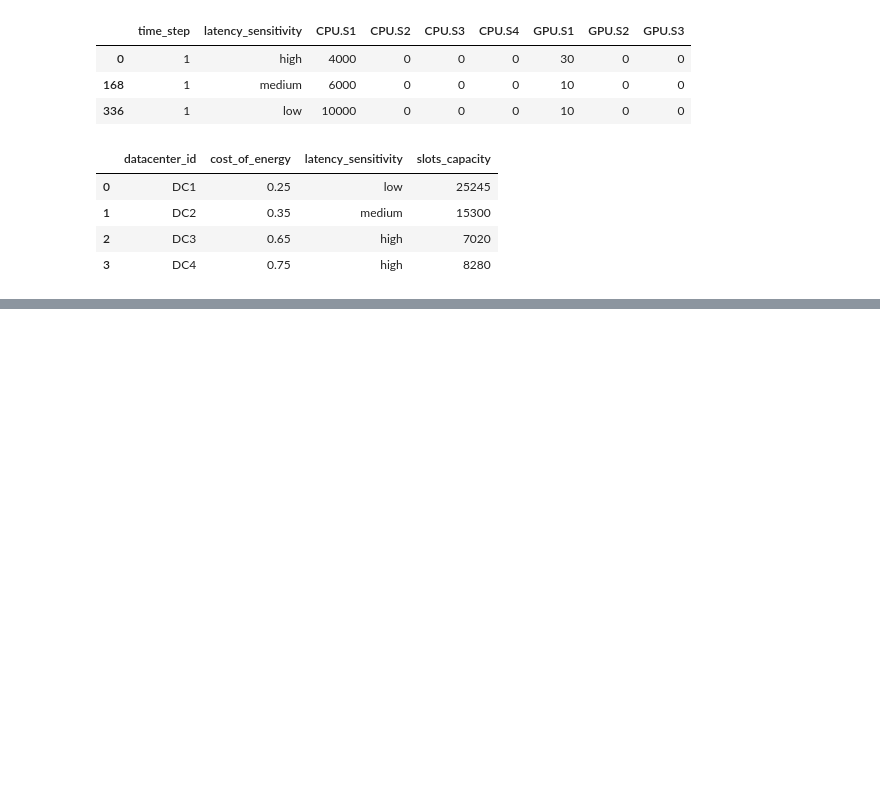
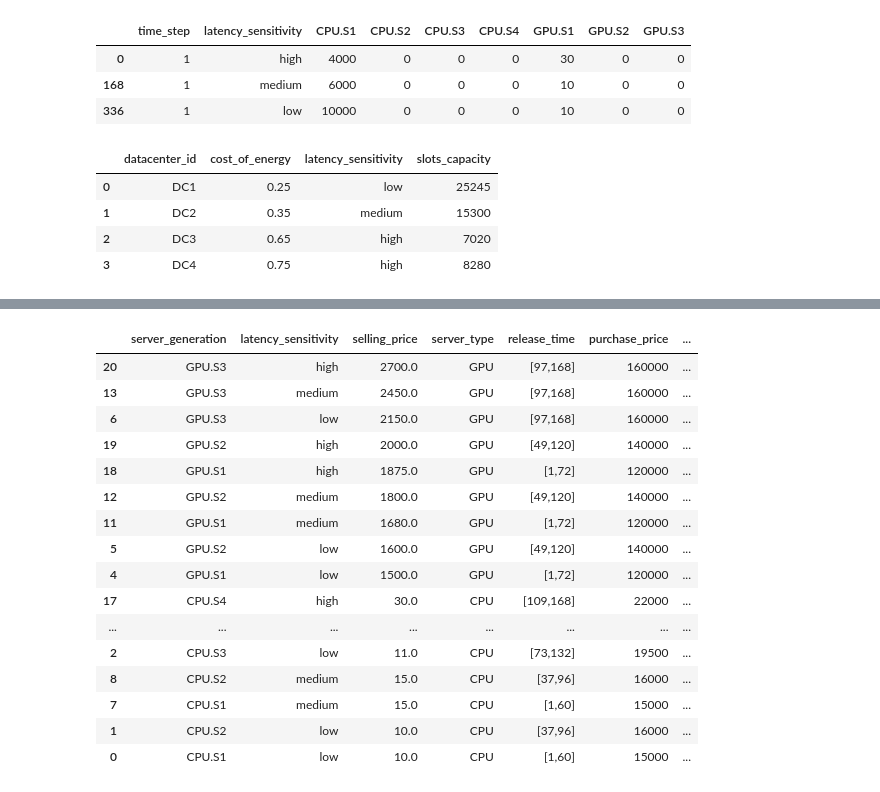
Before and after one commit to degendemolisher/Hackathon-Huawei-FiveGuys, a Jupyter notebook: analyse_data/tests.ipynb, the cells around one changed output, grey strips where cells are left out. Drawn from its saved outputs; the diff is of its cells as text; code cells hidden in the pictures; blank space fills up the shorter version.

```diff
--- a/analyse_data/tests.ipynb
+++ b/analyse_data/tests.ipynb
@@ -76,3 +76,23 @@ most_profitable_servers
+# %%
+most_profitable_servers
+# %% [output]
+|  | server_generation | latency_sensitivity | selling_price | server_type | release_time | purchase_price | ... |
+| 20 | GPU.S3 | high | 2700.0 | GPU | [97,168] | 160000 | ... |
+| 13 | GPU.S3 | medium | 2450.0 | GPU | [97,168] | 160000 | ... |
+| 6 | GPU.S3 | low | 2150.0 | GPU | [97,168] | 160000 | ... |
+| 19 | GPU.S2 | high | 2000.0 | GPU | [49,120] | 140000 | ... |
+| 18 | GPU.S1 | high | 1875.0 | GPU | [1,72] | 120000 | ... |
+| 12 | GPU.S2 | medium | 1800.0 | GPU | [49,120] | 140000 | ... |
+| 11 | GPU.S1 | medium | 1680.0 | GPU | [1,72] | 120000 | ... |
+| 5 | GPU.S2 | low | 1600.0 | GPU | [49,120] | 140000 | ... |
+| 4 | GPU.S1 | low | 1500.0 | GPU | [1,72] | 120000 | ... |
+| 17 | CPU.S4 | high | 30.0 | CPU | [109,168] | 22000 | ... |
+| ... | ... | ... | ... | ... | ... | ... | ... |
+| 2 | CPU.S3 | low | 11.0 | CPU | [73,132] | 19500 | ... |
+| 8 | CPU.S2 | medium | 15.0 | CPU | [37,96] | 16000 | ... |
+| 7 | CPU.S1 | medium | 15.0 | CPU | [1,60] | 15000 | ... |
+| 1 | CPU.S2 | low | 10.0 | CPU | [37,96] | 16000 | ... |
+| 0 | CPU.S1 | low | 10.0 | CPU | [1,60] | 15000 | ... |
 # %%
 import uuid
 
```
Also changed, not shown: parts of 12 cells of this notebook, 2 other files.
